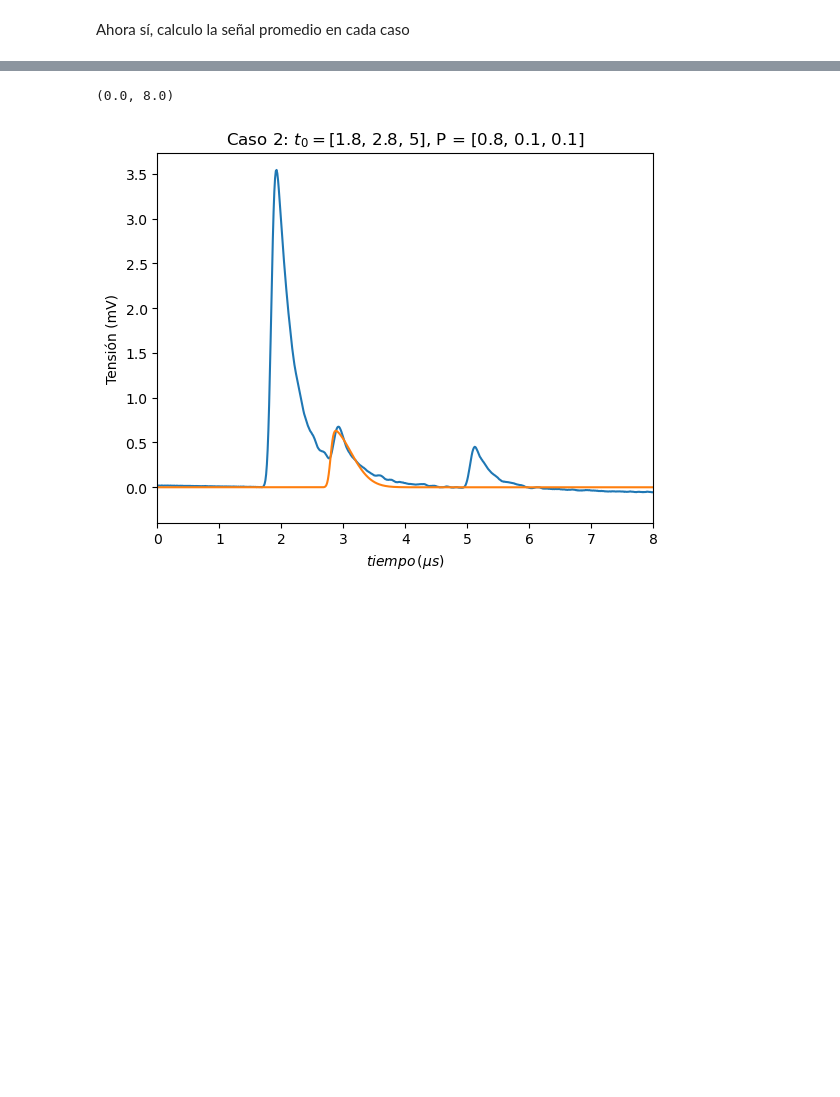
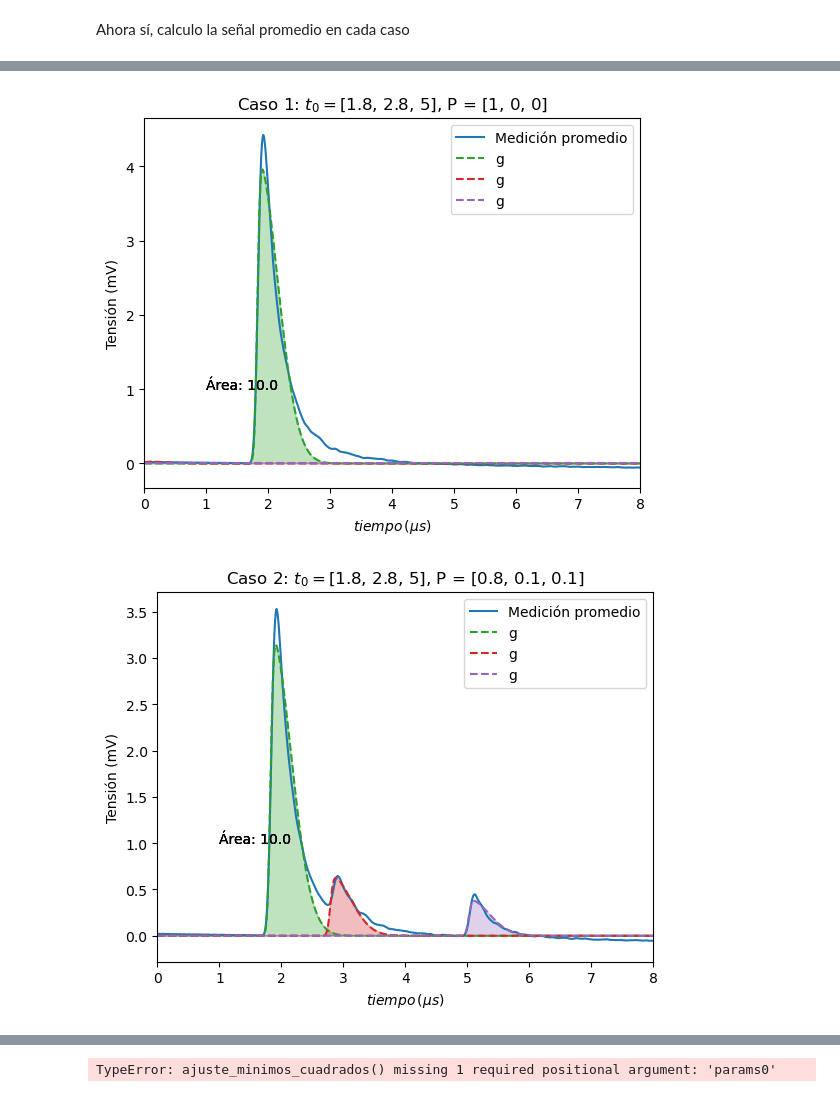
Before and after one commit to Lupama2/IntroPython, a Jupyter notebook: Ejercicios a entregar/Final/simulacion_de_medicion_y_analisis_de_datos.ipynb, the cells around one changed output, grey strips where cells are left out. Drawn from its saved outputs; the diff is of its cells as text; code cells hidden in the pictures; blank space fills up the shorter version.

```diff
--- a/Ejercicios a entregar/Final/simulacion_de_medicion_y_analisis_de_datos.ipynb
+++ b/Ejercicios a entregar/Final/simulacion_de_medicion_y_analisis_de_datos.ipynb
@@ -683,0 +730,50 @@ for i in range(3):
+# %%
+colors = ["tab:green", "tab:red", "tab:purple"]
+
+for i in range(3):
+    x_array = t_array[i]
+    signal_mean = mediciones_mean_array[i]
+    threshold = thresholds[i]
+
+    #Grafico
+    plt.plot(x_array, signal_mean, label = "Medición promedio")
+    #Agregar cuántas mediciones se promediaron TO-DO . Sacar "Caso" y reescribir T0 y P0 de forma más entendible (no como una lista)
+    plt.title(f"Caso {i + 1}: $t_0 = $" + str(list(T0_Ps[i].keys())) + ", P = " + str(list(T0_Ps[i].values())))
+    plt.ylabel("Tensión (mV)")
+    plt.xlabel("$tiempo \, (\mu s)$")
+    plt.xlim([0,8])
+
+    #Hago un ajuste
+    params0 = params0_array[i]
+    params_optimos = ajuste_minimos_cuadrados(x_array, signal_mean, params0)
+    # print(params_optimos)
+
+    for j in range(len(maxrel)):
+
+        if len(maxrel) > 1:
+            t_maxrel_i = t_maxrel[j]
+            maxrel_i = [maxrel[j]]
+        else:
+            t_maxrel_i = t_maxrel
+            maxrel_i = maxrel
+
+
+        #Genero una señal
+        params_i = np.zeros(len(params_optimos))
+        params_i[0:2] = params_optimos[0:2]
+        params_i[2 + j*2:4+ j*2] = params_optimos[2+ j*2:4+ j*2]
+        #Genero datos
+        ajuste_array = fun_skewnorm(x_array, params_i)
+
+        #Grafico el ajuste
+        plt.plot(x_array, ajuste_array, "--", color = colors[j], label = "g")
+        plt.fill_between(x_array, ajuste_array, alpha=0.3, color = colors[j])
+
+        plt.text(1, 1, "Área: " + str(round(10.00,2)))
+
+    plt.legend()
+
+    plt.show()
+# %% [output]
+[figure, added]
+[figure, added]
@@ -693,7 +790,7 @@ i = 1 #Controla qué curva se grafica
 x_array = t_array[j]
 signal_mean = mediciones_mean_array[j]
 
-x_array, mediciones_ajuste, params_optimos = ajuste_minimos_cuadrados(x_array, signal_mean)
+params_optimos = ajuste_minimos_cuadrados(x_array, signal_mean)
 areas = area_under_pico(params_optimos)
 
 params_i = np.zeros(len(params_optimos))
@@ -709,5 +806,4 @@ plt.ylabel("Tensión (mV)")
 plt.xlabel("$tiempo \, (\mu s)$")
 plt.xlim([0,8])
 # %% [output]
-(0.0, 8.0)
+TypeError: ajuste_minimos_cuadrados() missing 1 required positional argument: 'params0'
-[figure, removed]
```
Also changed, not shown: parts of 8 cells of this notebook.
